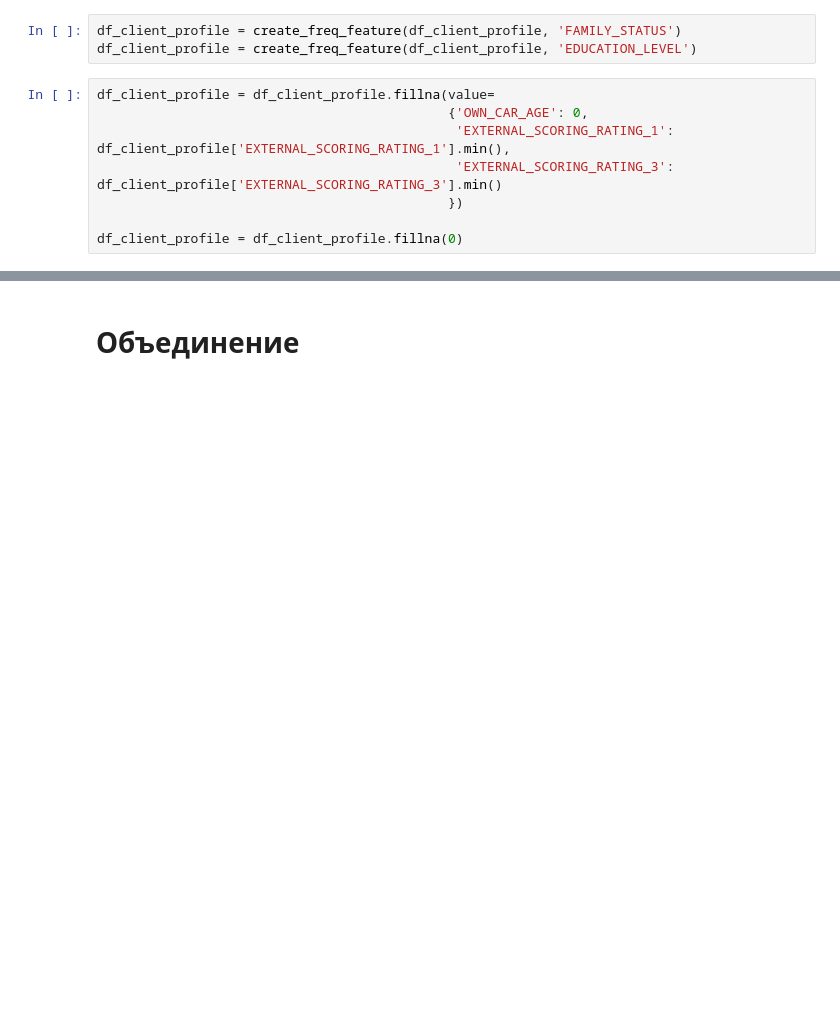
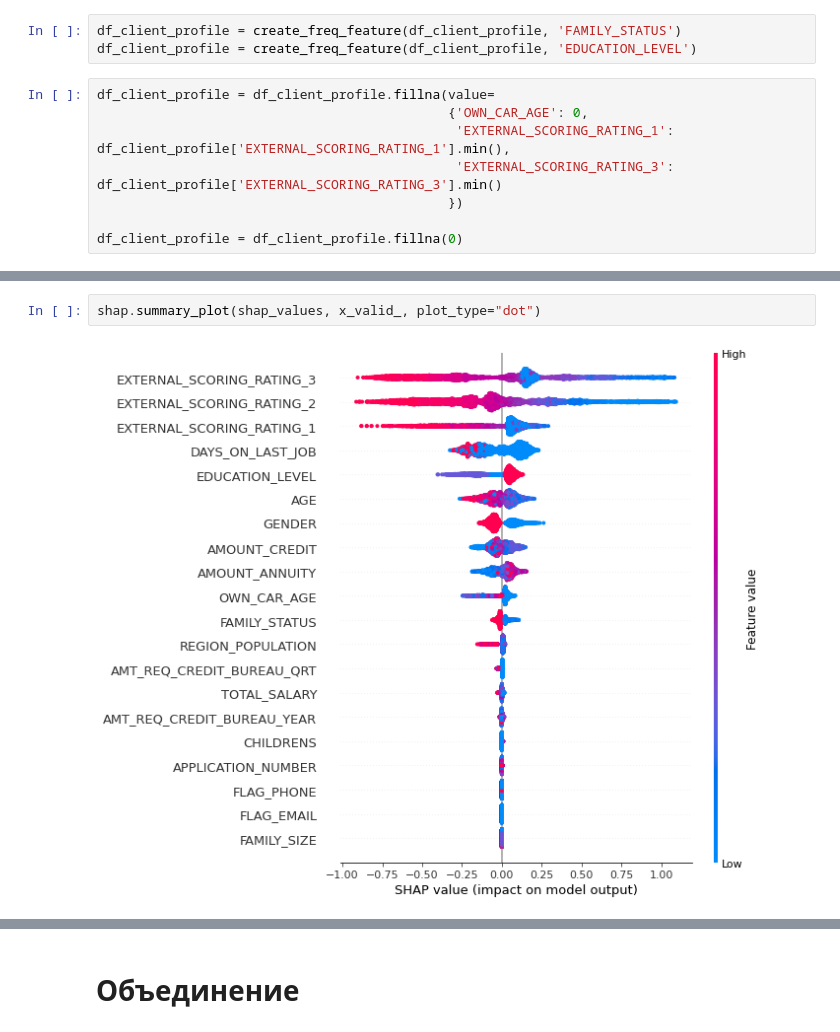
Before and after one commit to Aleksei741/kaggle_platform, a Jupyter notebook: kaggle/Kaggle_GeekBrains.ipynb, the cells around one changed output, grey strips where cells are left out. Cells and saved outputs as stored; diff of their text form; blank space fills up the shorter version.

```diff
--- a/kaggle/Kaggle_GeekBrains.ipynb
+++ b/kaggle/Kaggle_GeekBrains.ipynb
@@ -652,0 +1152,4 @@ df_client_profile = df_client_profile.fillna(0)
+# %%
+shap.summary_plot(shap_values, x_valid_, plot_type="dot")
+# %% [output]
+[figure, added]
```
Also changed, not shown: parts of 83 cells of this notebook.
